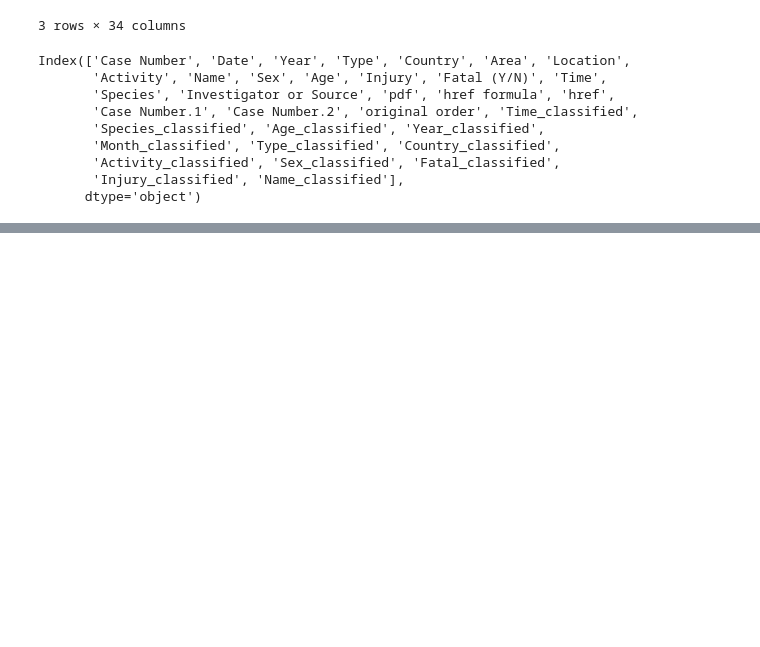
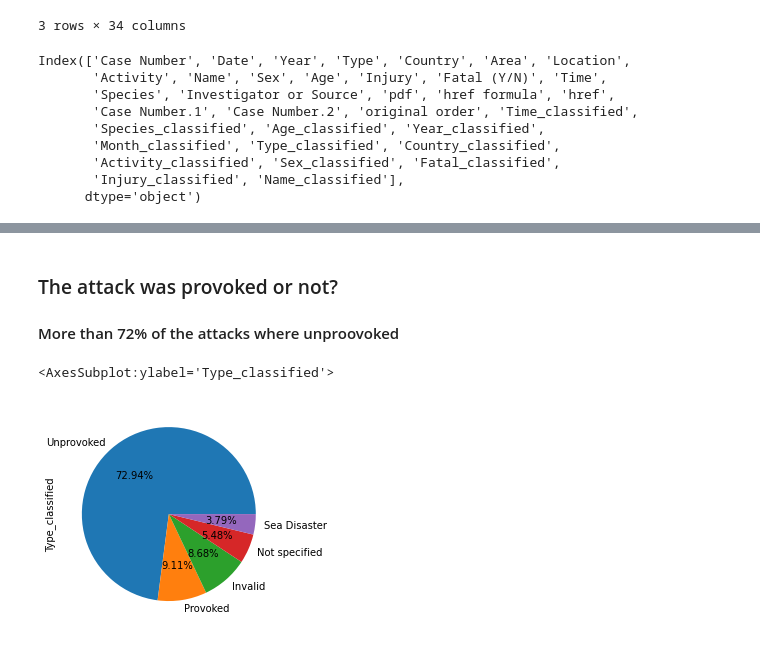
Before and after one commit to smunozan/datamex_082020, a Jupyter notebook: module-1/pandas-project/your-code/data-wrangling.ipynb, the cells around one changed output, grey strips where cells are left out. Drawn from its saved outputs; the diff is of its cells as text; code cells hidden in the pictures; blank space fills up the shorter version.

```diff
--- a/module-1/pandas-project/your-code/data-wrangling.ipynb
+++ b/module-1/pandas-project/your-code/data-wrangling.ipynb
@@ -868,0 +899,9 @@ attacks_clean
+# %% [markdown]
+### The attack was provoked or not?
+
+#### More than 72% of the attacks where unproovoked
+# %%
+attacks_no_null["Type_classified"].value_counts().head().plot(kind = 'pie',autopct='%1.2f%%')
+# %% [output]
+<AxesSubplot:ylabel='Type_classified'>
+[figure, added]
```
Also changed, not shown: parts of 26 cells of this notebook, 6 other files.
